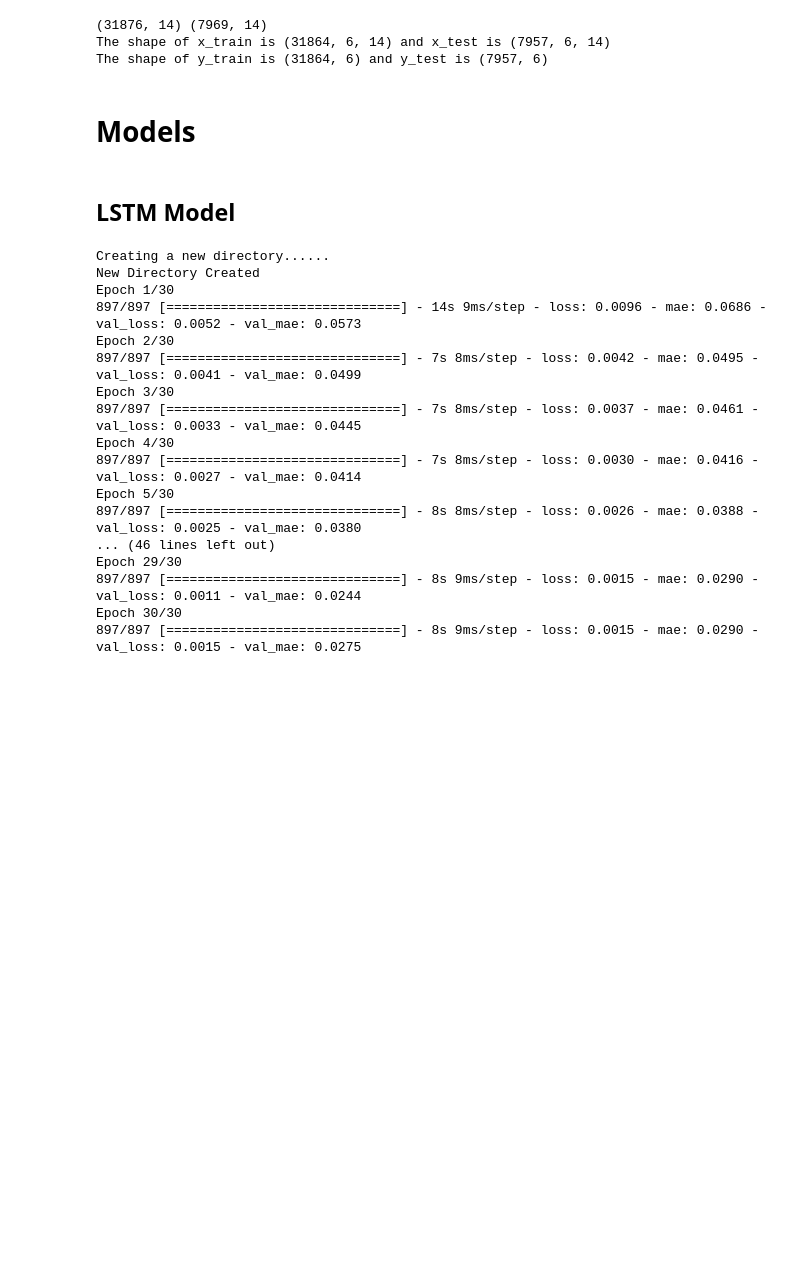
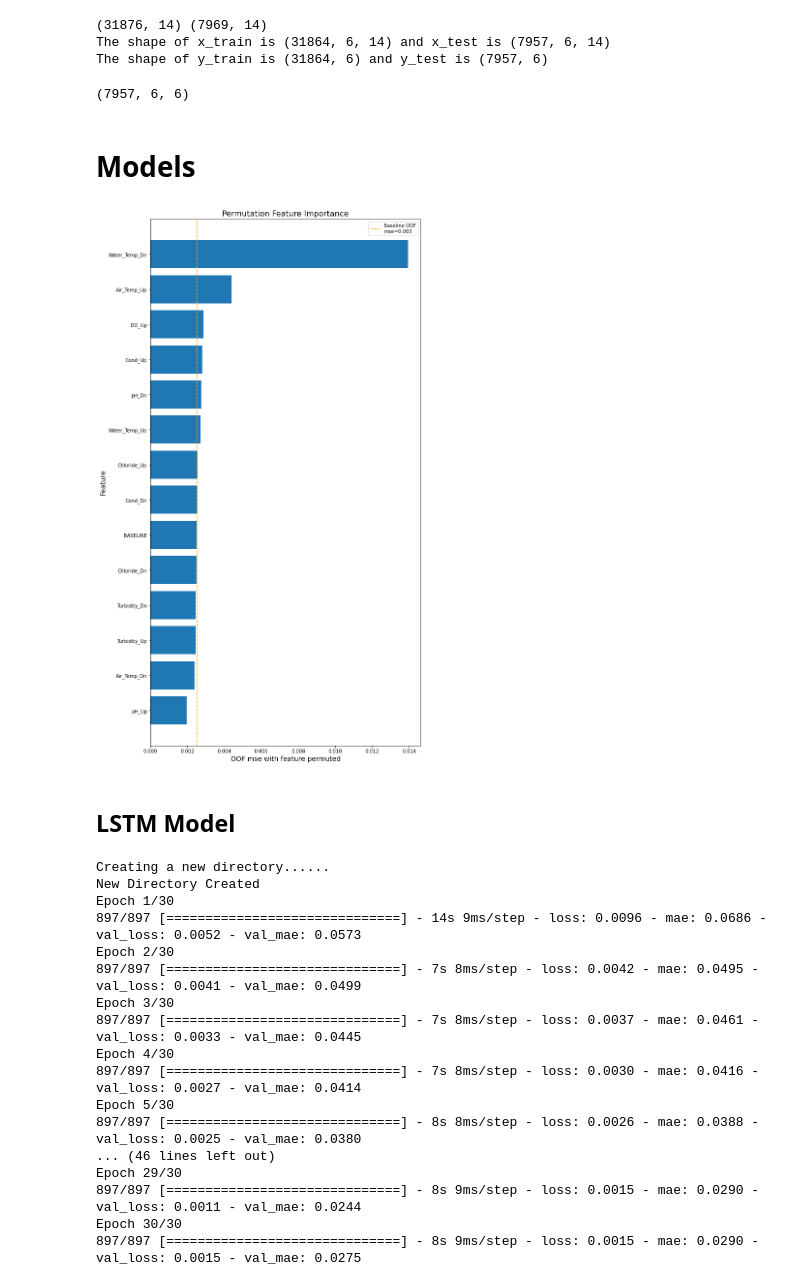
Before and after one commit to chaosWsF/ST-LSTM-Application, a Jupyter notebook: Dissolved_Oxygen_Project/Forecasting_both-Copy1.ipynb, the cells around one changed output. Saved outputs shown, nothing was run; the diff lists cells and outputs as text; code cells hidden in the pictures; blank space fills up the shorter version.

```diff
--- a/Dissolved_Oxygen_Project/Forecasting_both-Copy1.ipynb
+++ b/Dissolved_Oxygen_Project/Forecasting_both-Copy1.ipynb
@@ -332,5 +403,13 @@ print(f'The shape of y_train is {y_train.shape} and y_test is {y_test.shape}')
 (31876, 14) (7969, 14)
 The shape of x_train is (31864, 6, 14) and x_test is (7957, 6, 14)
 The shape of y_train is (31864, 6) and y_test is (7957, 6)
+# %%
+import numpy as np
+from pathlib import Path
+
+tmp = np.load(Path('cache/X_test.npy'))
+tmp.shape
+# %% [output]
+(7957, 6, 6)
 # %% [markdown]
 # Models
@@ -337,3 +421,50 @@ The shape of y_train is (31864, 6) and y_test is (7957, 6)
+# %%
+lstm_tmp = keras.models.load_model(working_dir / Path('simple_lstm.hdf5'))
+# %%
+def feat_imp(model, X_valid, y_valid, COLS):
+    """
+    model: used model
+    X_valid: X_test
+    y_valid: y_test
+    COLS: feature columns
+    """
+    results = []
+
+    ## COMPUTE BASELINE (NO SHUFFLE)
+    oof_preds = model.predict(X_valid, verbose=0).squeeze()
+    baseline_mse = mse(oof_preds, y_valid)
+    results.append({'feature':'BASELINE','mse':baseline_mse})
+
+    for k in range(len(COLS)):
+
+        # SHUFFLE FEATURE K
+        save_col = X_valid[:,:,k].copy()
+        np.random.shuffle(X_valid[:,:,k])
+
+        # COMPUTE OOF mse WITH FEATURE K SHUFFLED
+        oof_preds = model.predict(X_valid, verbose=0).squeeze()
+        cur_mse = mse(oof_preds, y_valid)
+        results.append({'feature':COLS[k],'mse': cur_mse})
+        X_valid[:,:,k] = save_col
+
+    # DISPLAY LSTM FEATURE IMPORTANCE
+    df = pd.DataFrame(results)
+    df = df.sort_values('mse')
+    plt.figure(figsize=(10,20))
+    plt.barh(np.arange(len(COLS)+1),df.mse)
+    plt.yticks(np.arange(len(COLS)+1),df.feature.values)
+    plt.title('Permutation Feature Importance',size=16)
+    plt.ylim((-1,len(COLS)+1))
+    plt.plot([baseline_mse,baseline_mse],[-1,len(COLS)+1], '--', color='orange',
+             label=f'Baseline OOF\nmse={baseline_mse:.3f}')
+    plt.xlabel(f'OOF mse with feature permuted',size=14)
+    plt.ylabel('Feature',size=14)
+    plt.legend()
+    plt.show()
+# %%
+feat_imp(lstm_tmp, x_test, y_test, feature_combination_up+feature_combination_down)
+# %% [output]
+[figure, added]
 # %% [markdown]
 ## LSTM Model
 # %%
```
Also changed, not shown: parts of 31 cells of this notebook, 3 other files.
